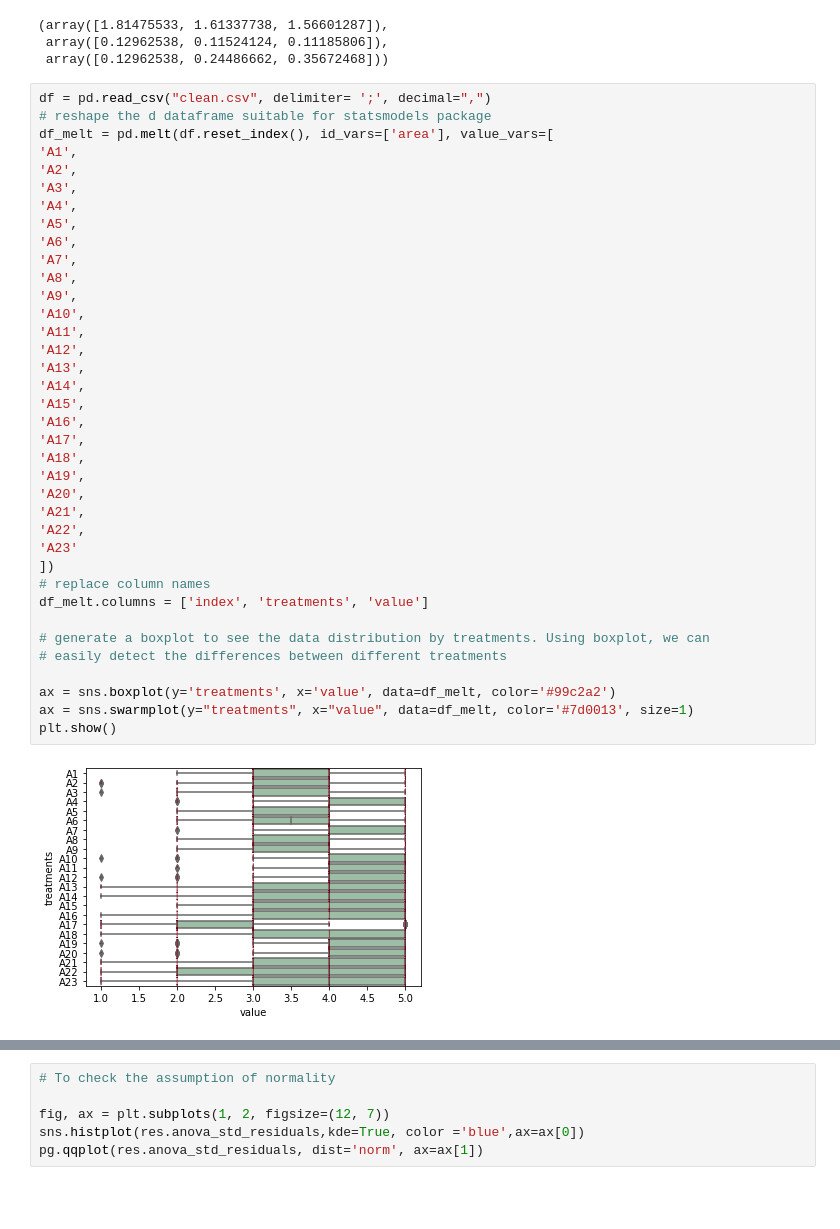
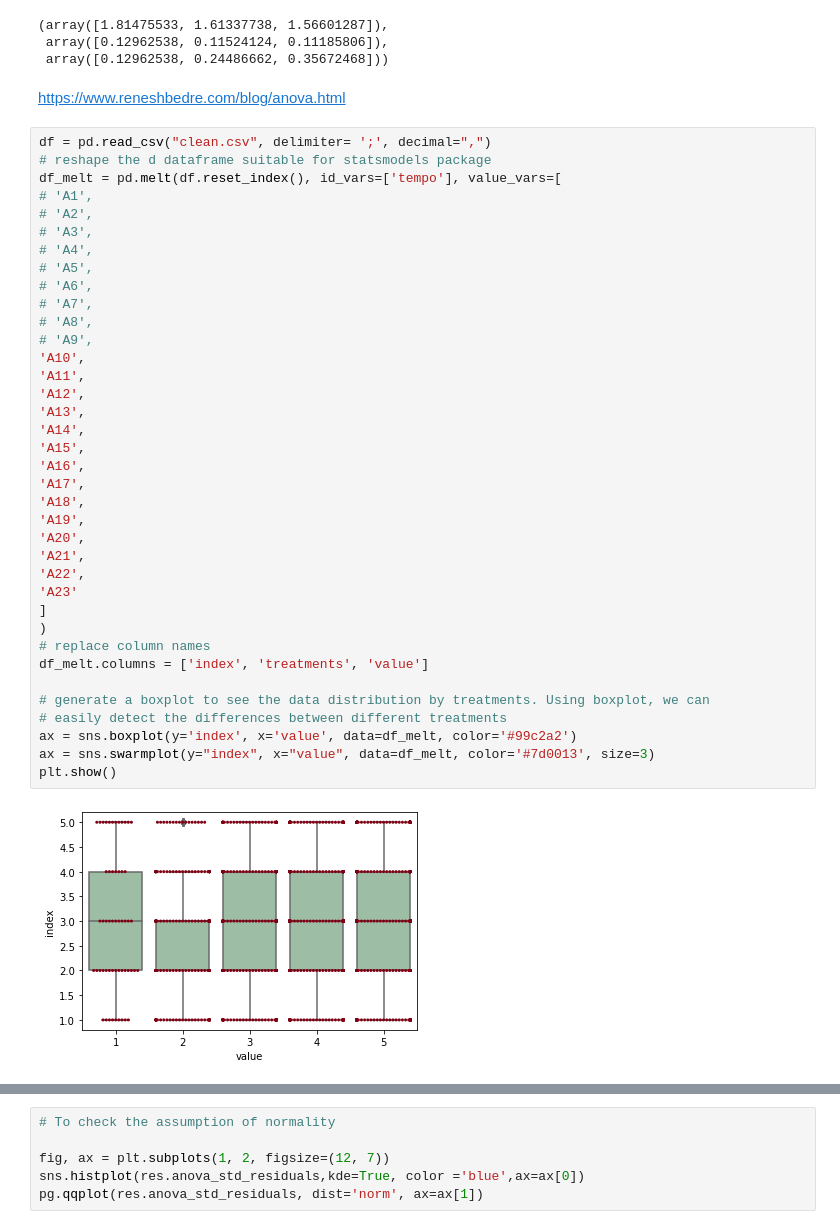
Before and after one commit to rodrigoyujisato/statistics, a Jupyter notebook: factor_analysis_varimax.ipynb, the cells around one changed output, grey strips where cells are left out. Drawn from its saved outputs; the diff is of its cells as text; blank space fills up the shorter version.

```diff
--- a/factor_analysis_varimax.ipynb
+++ b/factor_analysis_varimax.ipynb
@@ -158,43 +176,45 @@ fa.get_factor_variance()
 (array([1.81475533, 1.61337738, 1.56601287]),
  array([0.12962538, 0.11524124, 0.11185806]),
  array([0.12962538, 0.24486662, 0.35672468]))
+# %% [markdown]
+https://www.reneshbedre.com/blog/anova.html
 # %%
 df = pd.read_csv("clean.csv", delimiter= ';', decimal=",")
 # reshape the d dataframe suitable for statsmodels package
-df_melt = pd.melt(df.reset_index(), id_vars=['area'], value_vars=[
-'A1',
-'A2',
-'A3',
-'A4',
-'A5',
-'A6',
-'A7',
-'A8',
-'A9',
+df_melt = pd.melt(df.reset_index(), id_vars=['tempo'], value_vars=[
+# 'A1',
+# 'A2',
+# 'A3',
+# 'A4',
+# 'A5',
+# 'A6',
+# 'A7',
+# 'A8',
+# 'A9',
 'A10',
 'A11',
 'A12',
 'A13',
 'A14',
 'A15',
 'A16',
 'A17',
 'A18',
 'A19',
 'A20',
 'A21',
 'A22',
 'A23'
-])
+]
+)
 # replace column names
 df_melt.columns = ['index', 'treatments', 'value']
 
 # generate a boxplot to see the data distribution by treatments. Using boxplot, we can
 # easily detect the differences between different treatments
-
-ax = sns.boxplot(y='treatments', x='value', data=df_melt, color='#99c2a2')
-ax = sns.swarmplot(y="treatments", x="value", data=df_melt, color='#7d0013', size=1)
+ax = sns.boxplot(y='index', x='value', data=df_melt, color='#99c2a2')
+ax = sns.swarmplot(y="index", x="value", data=df_melt, color='#7d0013', size=3)
 plt.show()
 # %% [output]
-[figure, old version]
+[figure, new version]
 # %%
```
Also changed, not shown: parts of 6 cells of this notebook.
